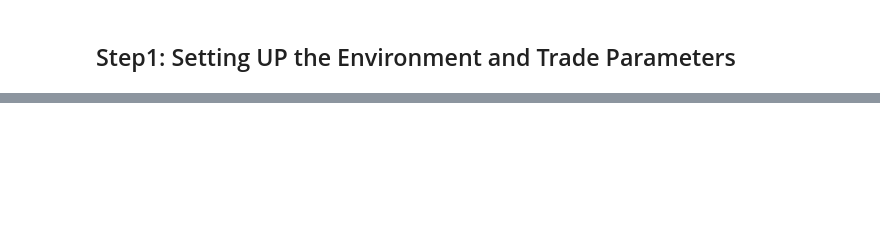
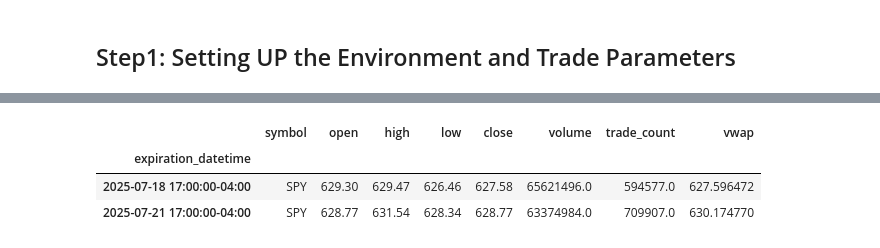
Before and after one commit to idsts2670/quant_algo_trading, a Jupyter notebook: options_strategy_backtesting/0DTE/zero_dte_backtest.ipynb, the cells around one changed output, grey strips where cells are left out. Cells and saved outputs as stored; diff of their text form; code cells hidden in the pictures; blank space fills up the shorter version.

```diff
--- a/options_strategy_backtesting/0DTE/zero_dte_backtest.ipynb
+++ b/options_strategy_backtesting/0DTE/zero_dte_backtest.ipynb
@@ -770,0 +156,40 @@ print(f"Total theoretical P&L: ${df['theoretical_pnl'].sum():.2f}")
+# %%
+def get_daily_stock_bars_df(symbol: str, start_date: date, end_date: date) -> pd.DataFrame:
+    """
+    Retrieve daily stock bars and replace timestamps with actual market close times.
+
+    Used to establish daily high/low price boundaries for option strike selection.
+    Gets actual market hours from Alpaca's trading calendar to handle early/late market closes.
+
+    Args:
+        symbol: Stock ticker symbol (e.g., 'SPY')
+        start_date: Start date for data retrieval
+        end_date: End date for data retrieval
+
+    Returns:
+        pd.DataFrame: Daily OHLCV data with expiration_datetime index containing
+                     actual market close times from Alpaca's trading calendar
+    """
+
+    req = StockBarsRequest(
+        symbol_or_symbols=symbol,
+        timeframe=TimeFrame(amount=1, unit=TimeFrameUnit.Day),
+        start=start_date,
+        end=end_date,
+    )
+    resp = stock_data_client.get_stock_bars(req)
+    bars = resp.data[symbol]
+
+    rows = [b.model_dump() for b in bars]
+    df = pd.DataFrame(rows)
+
+    # Get market calendar for the same date range
+    calendar_request = GetCalendarRequest(start=start_date, end=end_date)
+    calendar = trade_client.get_calendar(calendar_request)
+    market_close_lookup = {cal.date: cal.close.astimezone(NY_TZ) for cal in calendar}
+
+    # Replace timestamp with actual market close datetime as index
+    df['expiration_datetime'] = df['timestamp'].dt.date.map(market_close_lookup.get)
+    df = df.drop(columns=['timestamp']).set_index("expiration_datetime").sort_index()
+
+    return df
@@ -770,0 +198,8 @@ print(f"Total theoretical P&L: ${df['theoretical_pnl'].sum():.2f}")
+# %%
+# Get the first 2 rows of the stock bars data
+stock_bars_data.head(2)
+# %% [output]
+|  | symbol | open | high | low | close | volume | trade_count | vwap |
+| expiration_datetime |  |  |  |  |  |  |  |  |
+| 2025-07-18 17:00:00-04:00 | SPY | 629.30 | 629.47 | 626.46 | 627.58 | 65621496.0 | 594577.0 | 627.596472 |
+| 2025-07-21 17:00:00-04:00 | SPY | 628.77 | 631.54 | 628.34 | 628.77 | 63374984.0 | 709907.0 | 630.174770 |
```
Also changed, not shown: parts of 62 cells of this notebook.
